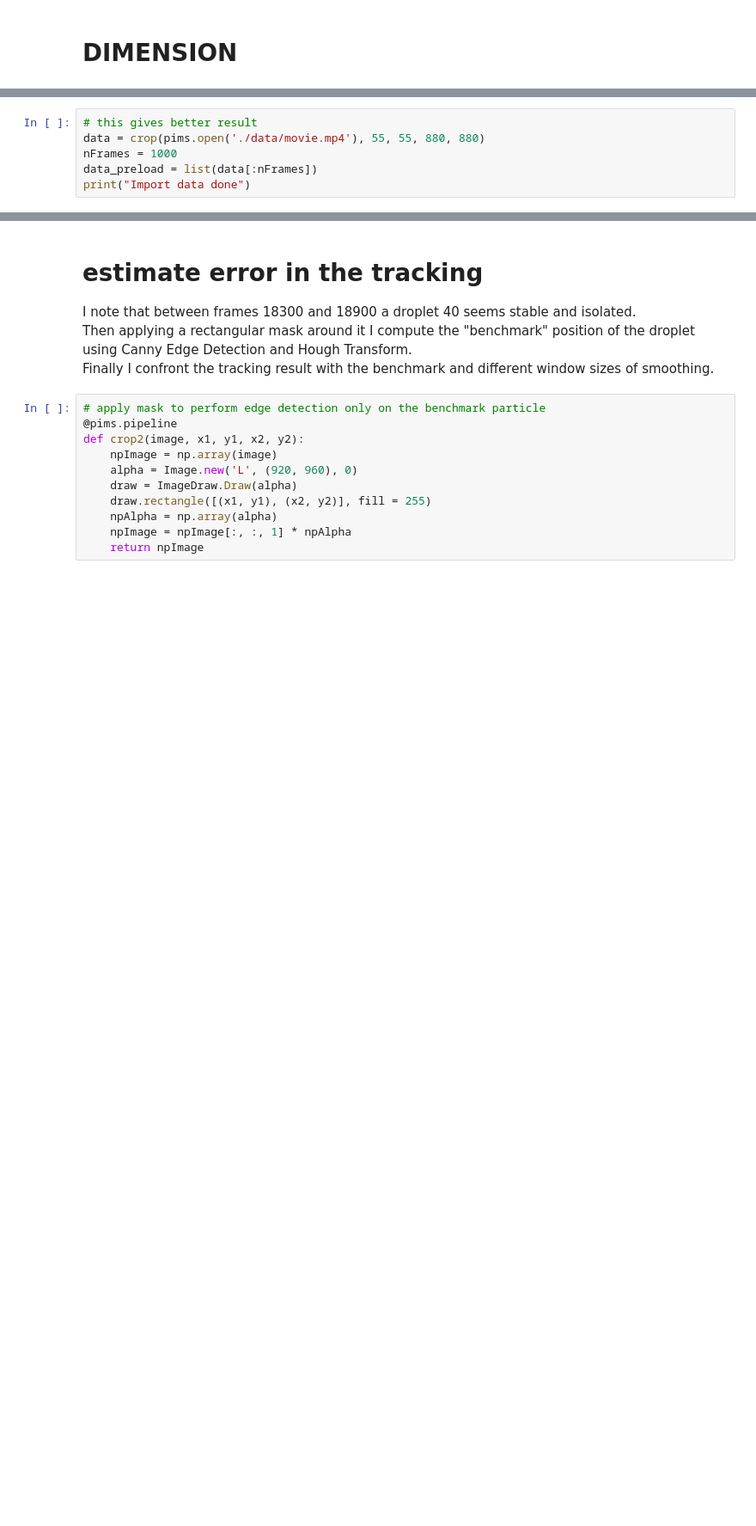
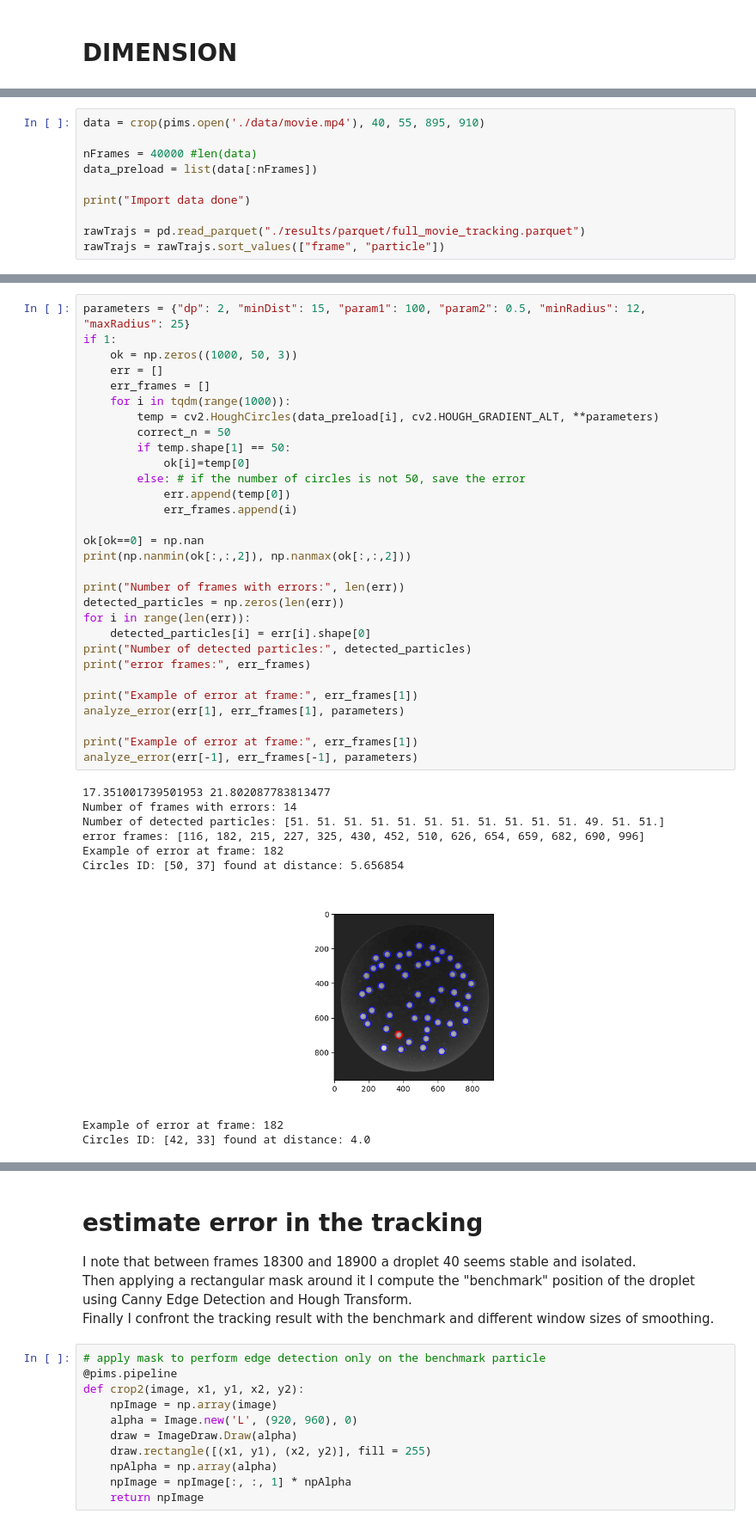
Before and after one commit to skandiz/MasterThesis, a Jupyter notebook: tracking/trajectoryTracking.ipynb, the cells around one changed output, grey strips where cells are left out. Shown at 86% size. Cells and saved outputs as stored; diff of their text form; blank space fills up the shorter version.

Commit message:
update tracking

```diff
--- a/tracking/trajectoryTracking.ipynb
+++ b/tracking/trajectoryTracking.ipynb
@@ -262,10 +248,14 @@ def crop(image, x1, y1, x2, y2):
     npImage[ind] = npImage[200, 200]
     return npImage
 # %%
-# this gives better result
-data = crop(pims.open('./data/movie.mp4'), 55, 55, 880, 880)
-nFrames = 1000
+data = crop(pims.open('./data/movie.mp4'), 40, 55, 895, 910)
+
+nFrames = 40000 #len(data)
 data_preload = list(data[:nFrames])
+
 print("Import data done")
+
+rawTrajs = pd.read_parquet("./results/parquet/full_movie_tracking.parquet")
+rawTrajs = rawTrajs.sort_values(["frame", "particle"])
 # %% [output]
 deprecated pixel format used, make sure you did set range correctly
@@ -274,0 +301,40 @@ Import data done
+# %%
+parameters = {"dp": 2, "minDist": 15, "param1": 100, "param2": 0.5, "minRadius": 12, "maxRadius": 25}
+if 1:
+    ok = np.zeros((1000, 50, 3))
+    err = []
+    err_frames = []
+    for i in tqdm(range(1000)):
+        temp = cv2.HoughCircles(data_preload[i], cv2.HOUGH_GRADIENT_ALT, **parameters)
+        correct_n = 50
+        if temp.shape[1] == 50:
+            ok[i]=temp[0]
+        else: # if the number of circles is not 50, save the error
+            err.append(temp[0])
+            err_frames.append(i)
+
+ok[ok==0] = np.nan
+print(np.nanmin(ok[:,:,2]), np.nanmax(ok[:,:,2]))
+
+print("Number of frames with errors:", len(err))
+detected_particles = np.zeros(len(err))
+for i in range(len(err)):
+    detected_particles[i] = err[i].shape[0]
+print("Number of detected particles:", detected_particles)
+print("error frames:", err_frames)
+
+print("Example of error at frame:", err_frames[1])
+analyze_error(err[1], err_frames[1], parameters)
+
+print("Example of error at frame:", err_frames[1])
+analyze_error(err[-1], err_frames[-1], parameters)
+# %% [output]
+17.351001739501953 21.802087783813477
+Number of frames with errors: 14
+Number of detected particles: [51. 51. 51. 51. 51. 51. 51. 51. 51. 51. 51. 49. 51. 51.]
+error frames: [116, 182, 215, 227, 325, 430, 452, 510, 626, 654, 659, 682, 690, 996]
+Example of error at frame: 182
+Circles ID: [50, 37] found at distance: 5.656854
+[figure, added]
+Example of error at frame: 182
+Circles ID: [42, 33] found at distance: 4.0
```
Also changed, not shown: parts of 30 cells of this notebook, 3 other files.
